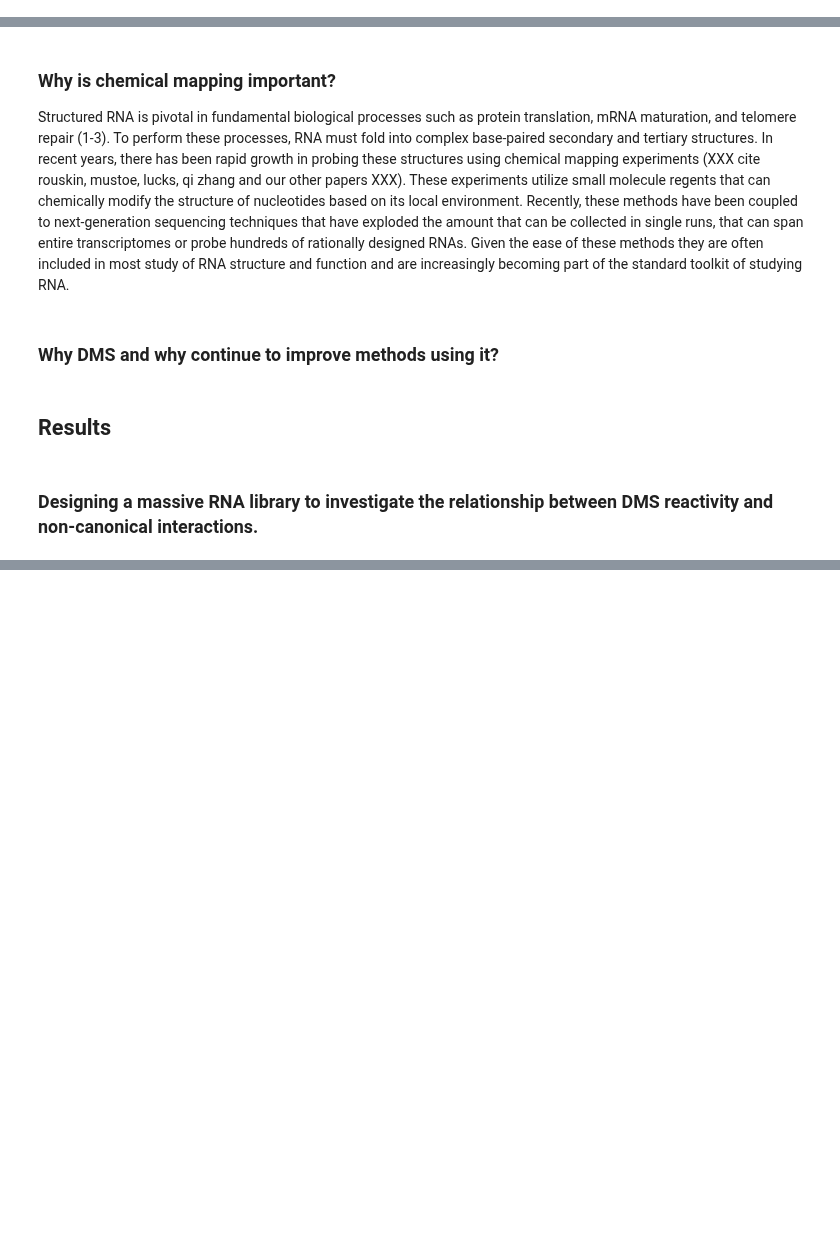
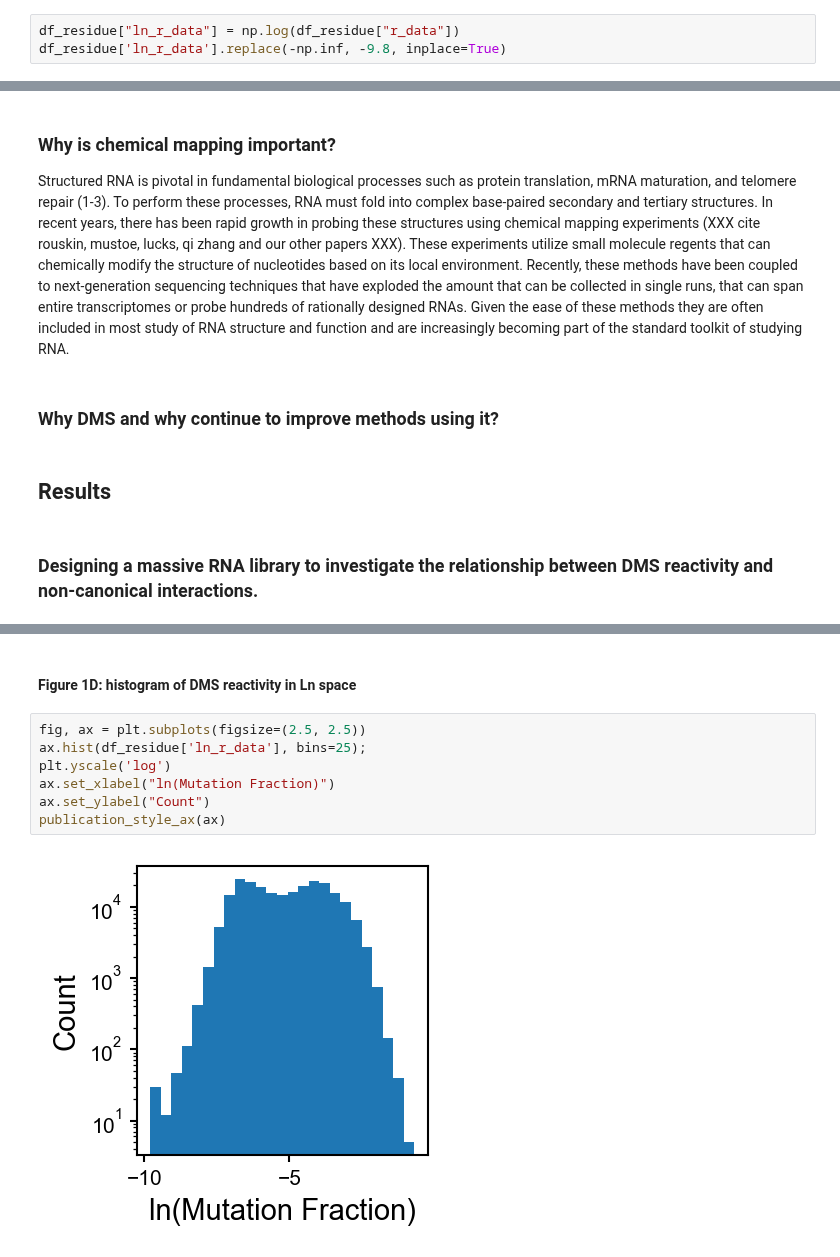
Before and after one commit to YesselmanLabPublications/2025_char_3d_struct_features, a Jupyter notebook: notebooks/manuscript_outline.ipynb, the cells around one changed output, grey strips where cells are left out. Saved outputs shown, nothing was run; the diff lists cells and outputs as text; blank space fills up the shorter version.

```diff
--- a/notebooks/manuscript_outline.ipynb
+++ b/notebooks/manuscript_outline.ipynb
@@ -19,0 +29,3 @@ from dms_3d_features.pdb_features import compute_solvent_accessibility_all
+# %%
+df_residue["ln_r_data"] = np.log(df_residue["r_data"])
+df_residue['ln_r_data'].replace(-np.inf, -9.8, inplace=True)
@@ -31,0 +110,11 @@ Structured RNA is pivotal in fundamental biological processes such as protein tr
+# %% [markdown]
+#### Figure 1D: histogram of DMS reactivity in Ln space
+# %%
+fig, ax = plt.subplots(figsize=(2.5, 2.5))
+ax.hist(df_residue['ln_r_data'], bins=25);
+plt.yscale('log')
+ax.set_xlabel("ln(Mutation Fraction)")
+ax.set_ylabel("Count")
+publication_style_ax(ax)
+# %% [output]
+[figure, added]
```
Also changed, not shown: parts of 27 cells of this notebook, 2 other files.
